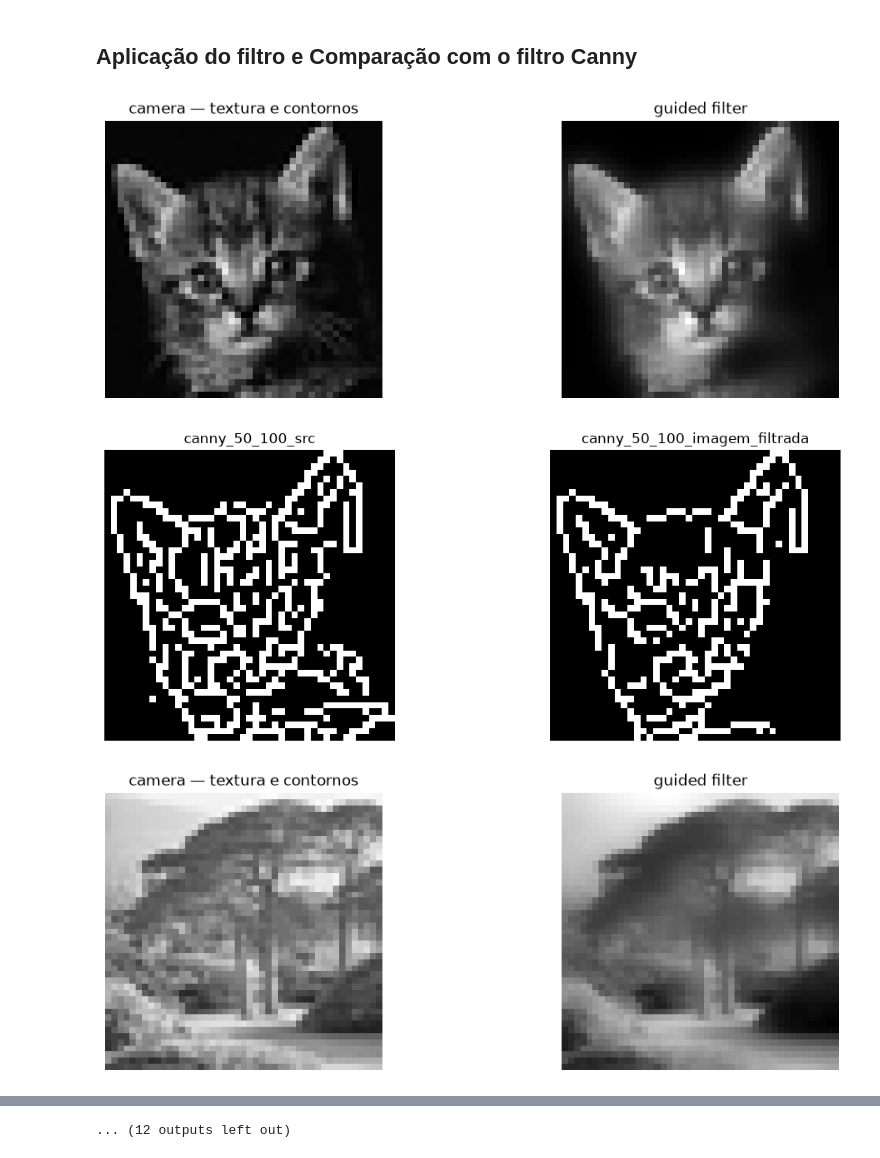
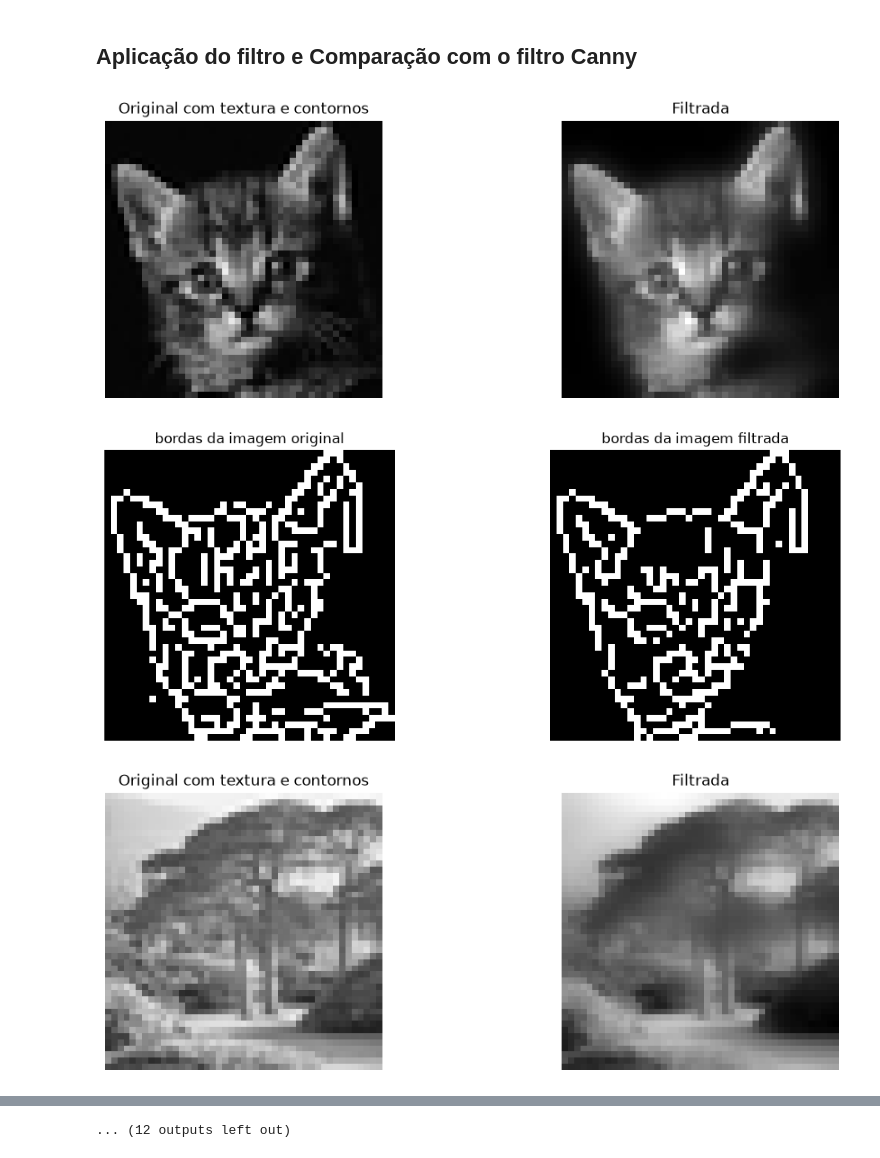
Before and after one commit to Isaias00C/guided-filter, a Jupyter notebook: visualizador.ipynb, the cells around one changed output, grey strips where cells are left out. Saved outputs shown, nothing was run; the diff lists cells and outputs as text; code cells hidden in the pictures.

```diff
--- a/visualizador.ipynb
+++ b/visualizador.ipynb
@@ -66,37 +66,37 @@ for i in range(1, QUANTIDADE_IMAGENS+1):
     src = src.astype(np.float32) / 255.0 # cast da entrada de unsigned char para float
     output_expected = cv2.ximgproc.guidedFilter(guide=src, src=src, radius=radius, eps=eps) # aplicação do filtro em float
     output_expected = (output_expected * 255).astype(np.uint8) # cast da saida de float para usigned char
 
     salvar_pgm_p2(caminho_saida, output_expected)
     # cv2.imwrite(caminho_saida, output_expected)  # Salva a imagem filtrada como PGM.
 
     lista_imagens_filtradas.append(output_expected)
 
 
     fig, axes = plt.subplots(1, 2, figsize=(12, 4))  # Cria três painéis para apresentar as imagens de referência.
     axes[0].imshow(lista_imagens[i-1], cmap="gray", vmin=0, vmax=255)  # Exibe a imagem camera em tons de cinza.
-    axes[0].set_title("camera — textura e contornos")  # Explica a característica principal da primeira imagem.
+    axes[0].set_title("Original com textura e contornos")  # Explica a característica principal da primeira imagem.
     axes[0].axis('off')
 
     axes[1].imshow(lista_imagens_filtradas[i-1], cmap="gray")  # Exibe a imagem em tons de cinza.
-    axes[1].set_title("guided filter")  # Explica a característica principal da segunda imagem.
+    axes[1].set_title("Filtrada")  # Explica a característica principal da segunda imagem.
     axes[1].axis('off')
 
     canny_50_100 = cv2.Canny(lista_imagens[i-1], 50, 100)  # Executa Canny com limiares mais baixos.
     canny_50_100_2 = cv2.Canny(lista_imagens_filtradas[i-1], 50, 100)  # Executa Canny com limiares mais baixos.
 
     fig, axes = plt.subplots(1, 2, figsize=(12, 4))  # Cria quatro painéis para comparar a influência dos limiares.
     axes[0].imshow(canny_50_100, cmap="gray", vmin=0, vmax=255)  # Exibe a imagem camera em tons de cinza.
-    axes[0].set_title("canny_50_100_src")  # Explica a característica principal da primeira imagem.
+    axes[0].set_title("bordas da imagem original")  # Explica a característica principal da primeira imagem.
     axes[0].axis('off')
     axes[1].imshow(canny_50_100_2, cmap="gray", vmin=0, vmax=255)  # Exibe a imagem em tons de cinza.
-    axes[1].set_title("canny_50_100_imagem_filtrada")  # Explica a característica principal da segunda imagem.
+    axes[1].set_title("bordas da imagem filtrada")  # Explica a característica principal da segunda imagem.
     axes[1].axis('off')
 
 
     plt.tight_layout()  # Ajusta os espaçamentos.
     plt.show()  # Renderiza a comparação.
 # %% [output]
-[figure, old version]
+[figure, new version]
-[figure, old version]
+[figure, new version]
-[figure, old version]
+[figure, new version]
```
Also changed, not shown: parts of 1 cell of this notebook, 6 other files.
